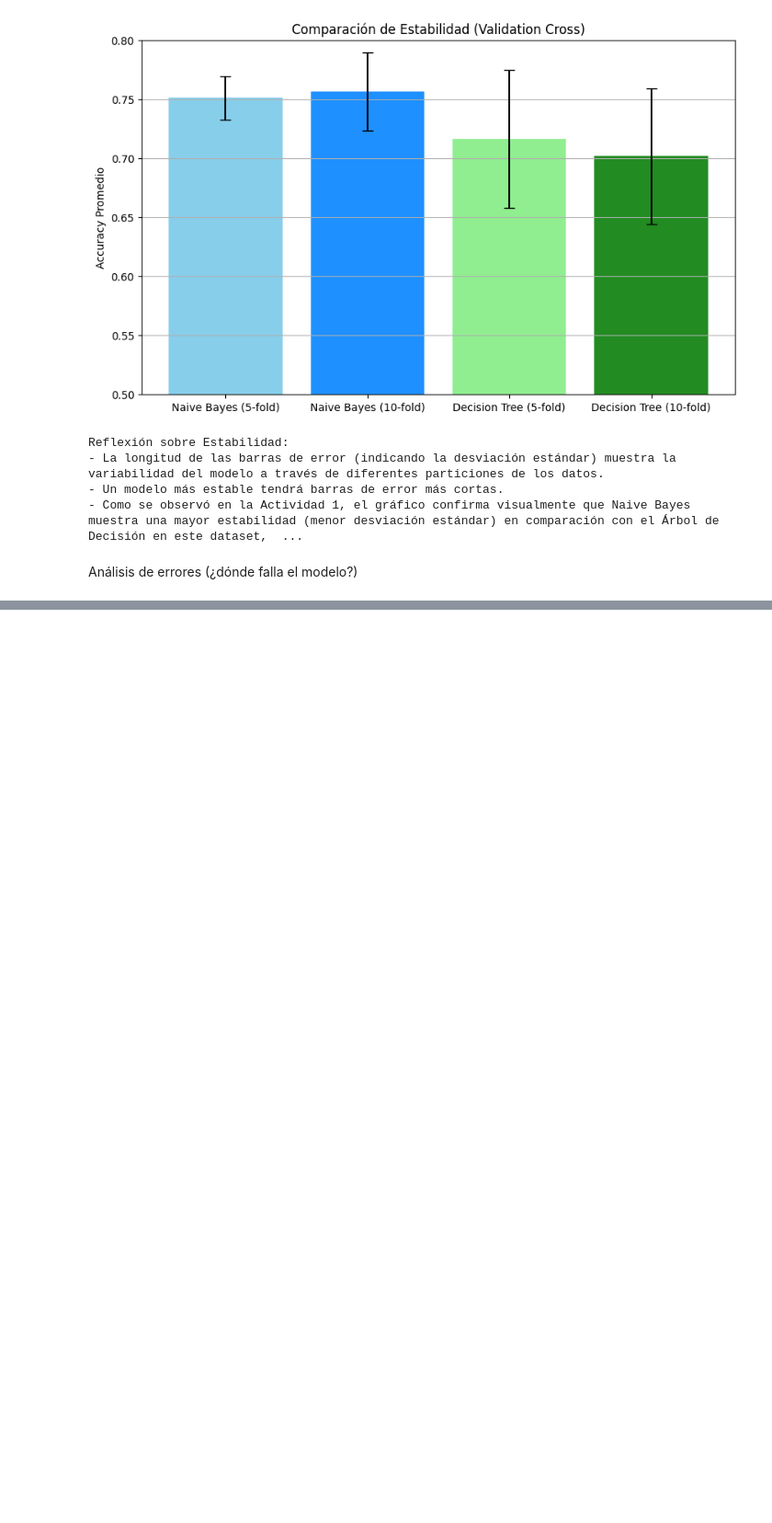
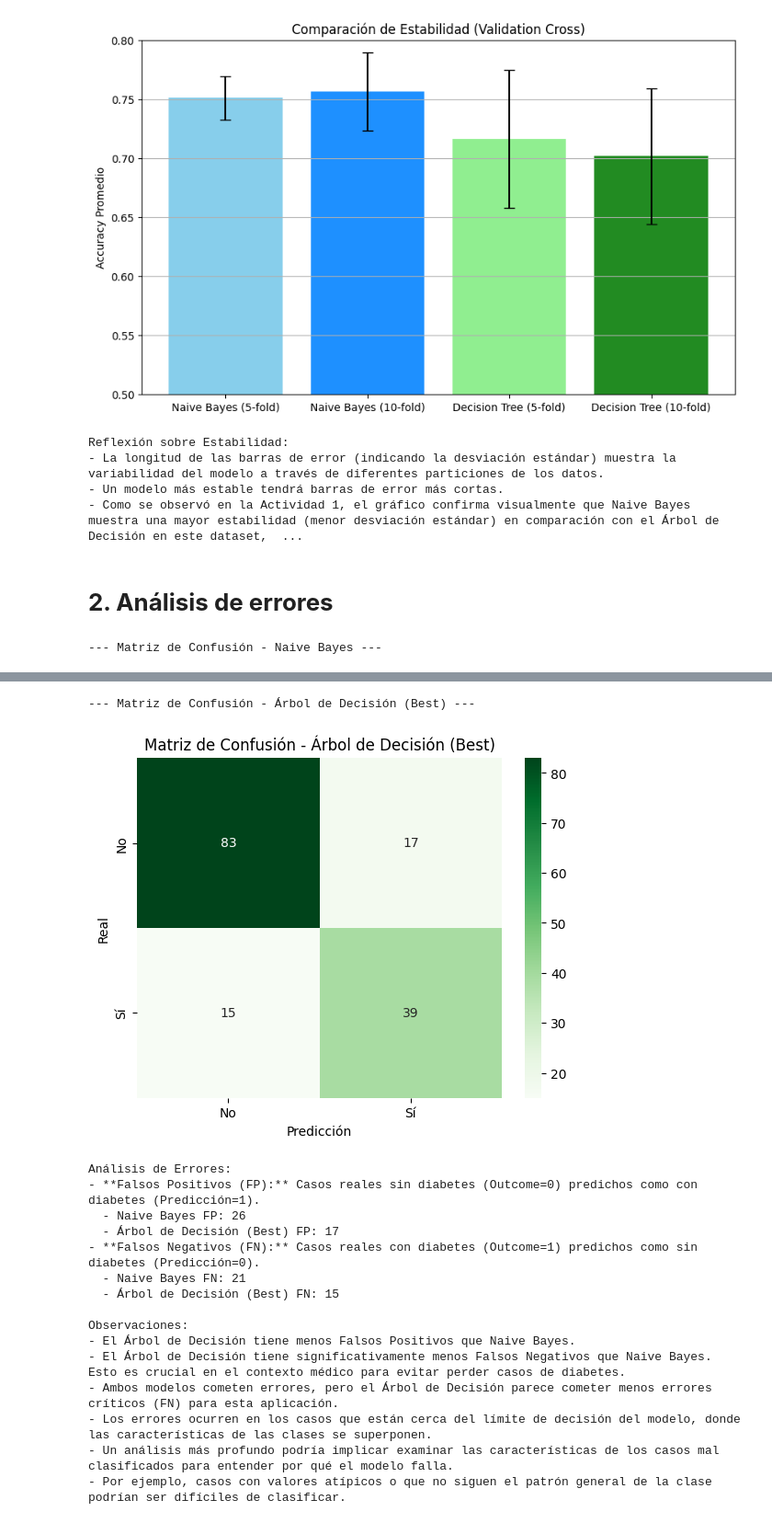
Before and after one commit to YoverOlivaresUNC/AILabs-Lab05, a Jupyter notebook: Lab05_LR.ipynb, the cells around one changed output, grey strips where cells are left out. Shown at 92% size. Cells and saved outputs as stored; diff of their text form; code cells hidden in the pictures; blank space fills up the shorter version.

```diff
--- a/Lab05_LR.ipynb
+++ b/Lab05_LR.ipynb
@@ -1149,5 +1136,42 @@ Reflexión sobre Estabilidad:
 - La longitud de las barras de error (indicando la desviación estándar) muestra la variabilidad del modelo a través de diferentes particiones de los datos.
 - Un modelo más estable tendrá barras de error más cortas.
 - Como se observó en la Actividad 1, el gráfico confirma visualmente que Naive Bayes muestra una mayor estabilidad (menor desviación estándar) en comparación con el Árbol de Decisión en este dataset,  ...
-# %% [markdown]
-Análisis de errores (¿dónde falla el modelo?)
+# %% [markdown]
+# **2. Análisis de errores**
+# %%
+import matplotlib.pyplot as plt
+# Calcula matriz de confusión para ambos modelos y la visualiza.
+print("\n--- Matriz de Confusión - Naive Bayes ---")
+cm_nb = confusion_matrix(y_test, y_pred_nb)
+sns.heatmap(cm_nb, annot=True, fmt='d', cmap='Blues', xticklabels=['No', 'Sí'], yticklabels=['No', 'Sí'])
+plt.title('Matriz de Confusión - Naive Bayes')
+plt.xlabel('Predicción')
+plt.ylabel('Real')
+plt.show()
+
+print("\n--- Matriz de Confusión - Árbol de Decisión (Best) ---")
+cm_tree_best = confusion_matrix(y_test, y_pred_tree_best)
+sns.heatmap(cm_tree_best, annot=True, fmt='d', cmap='Greens', xticklabels=['No', 'Sí'], yticklabels=['No', 'Sí'])
+plt.title('Matriz de Confusión - Árbol de Decisión (Best)')
+plt.xlabel('Predicción')
+plt.ylabel('Real')
+plt.show()
+
+print("\nAnálisis de Errores:")
+print("- **Falsos Positivos (FP):** Casos reales sin diabetes (Outcome=0) predichos como con diabetes (Predicción=1).")
+# Accediendo al elemento en la fila 0 (Real=0) y columna 1 (Predicción=1) de la matriz
+print(f"  - Naive Bayes FP: {cm_nb[0, 1]}")
+print(f"  - Árbol de Decisión (Best) FP: {cm_tree_best[0, 1]}")
+print("- **Falsos Negativos (FN):** Casos reales con diabetes (Outcome=1) predichos como sin diabetes (Predicción=0).")
+# Accediendo al elemento en la fila 1 (Real=1) y columna 0 (Predicción=0) de la matriz
+print(f"  - Naive Bayes FN: {cm_nb[1, 0]}")
+print(f"  - Árbol de Decisión (Best) FN: {cm_tree_best[1, 0]}")
+print("\nObservaciones:")
+print("- El Árbol de Decisión tiene menos Falsos Positivos que Naive Bayes.")
+print("- El Árbol de Decisión tiene significativamente menos Falsos Negativos que Naive Bayes. Esto es crucial en el contexto médico para evitar perder casos de diabetes.")
+print("- Ambos modelos cometen errores, pero el Árbol de Decisión parece cometer menos errores críticos (FN) para esta aplicación.")
+print("- Los errores ocurren en los casos que están cerca del límite de decisión del modelo, donde las características de las clases se superponen.")
+print("- Un análisis más profundo podría implicar examinar las características de los casos mal clasificados para entender por qué el modelo falla.")
+print("- Por ejemplo, casos con valores atípicos o que no siguen el patrón general de la clase podrían ser difíciles de clasificar.")
+# %% [output]
+--- Matriz de Confusión - Naive Bayes ---
@@ -1153,0 +1179,17 @@ Análisis de errores (¿dónde falla el modelo?)
+--- Matriz de Confusión - Árbol de Decisión (Best) ---
+[figure, added]
+Análisis de Errores:
+- **Falsos Positivos (FP):** Casos reales sin diabetes (Outcome=0) predichos como con diabetes (Predicción=1).
+  - Naive Bayes FP: 26
+  - Árbol de Decisión (Best) FP: 17
+- **Falsos Negativos (FN):** Casos reales con diabetes (Outcome=1) predichos como sin diabetes (Predicción=0).
+  - Naive Bayes FN: 21
+  - Árbol de Decisión (Best) FN: 15
+
+Observaciones:
+- El Árbol de Decisión tiene menos Falsos Positivos que Naive Bayes.
+- El Árbol de Decisión tiene significativamente menos Falsos Negativos que Naive Bayes. Esto es crucial en el contexto médico para evitar perder casos de diabetes.
+- Ambos modelos cometen errores, pero el Árbol de Decisión parece cometer menos errores críticos (FN) para esta aplicación.
+- Los errores ocurren en los casos que están cerca del límite de decisión del modelo, donde las características de las clases se superponen.
+- Un análisis más profundo podría implicar examinar las características de los casos mal clasificados para entender por qué el modelo falla.
+- Por ejemplo, casos con valores atípicos o que no siguen el patrón general de la clase podrían ser difíciles de clasificar.
```
Also changed, not shown: parts of 13 cells of this notebook.
